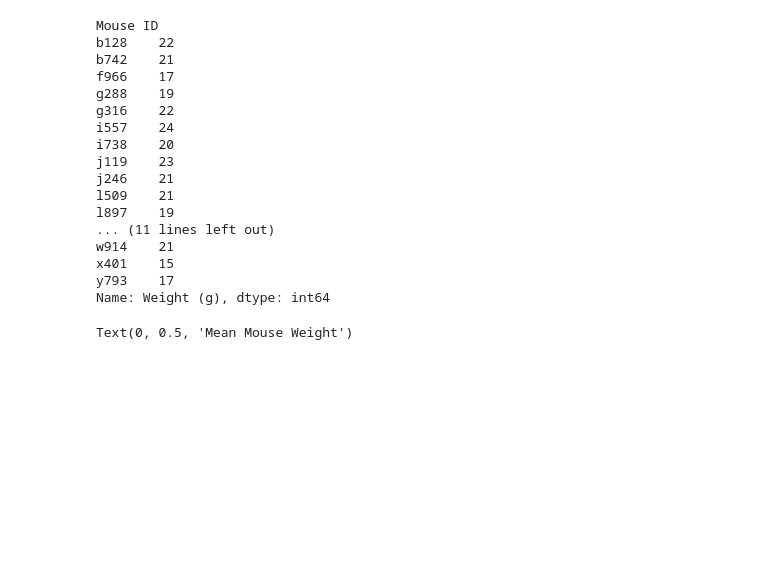
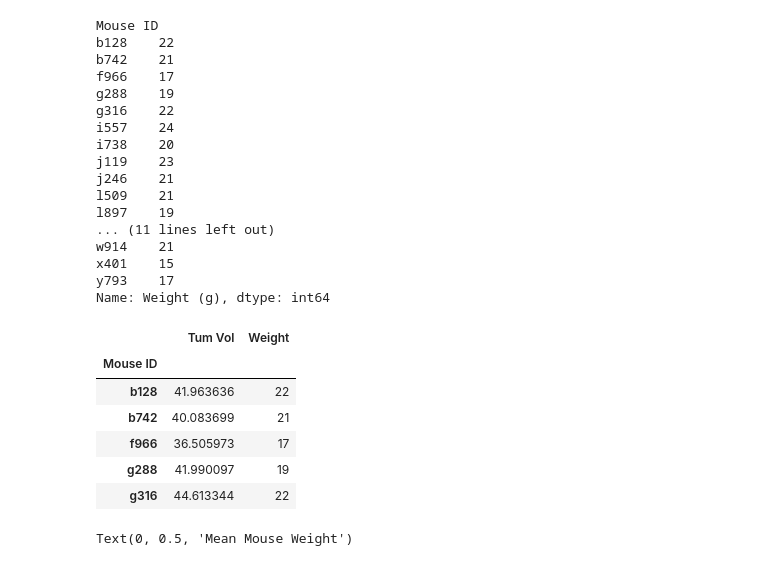
Before and after one commit to ahowellgates/Matplotlib-Challenge, a Jupyter notebook: matplotlib_gates.ipynb, the cells around one changed output. Cells and saved outputs as stored; diff of their text form; code cells hidden in the pictures; blank space fills up the shorter version.

```diff
--- a/matplotlib_gates.ipynb
+++ b/matplotlib_gates.ipynb
@@ -616,6 +616,21 @@ w914    21
 x401    15
 y793    17
 Name: Weight (g), dtype: int64
+# %%
+#merge the two
+
+mouse_merge = pd.merge(mean_capo, weight_capo, on="Mouse ID")
+mouse_merge.columns = ['Tum Vol', 'Weight']
+
+mouse_merge.head()
+# %% [output]
+|  | Tum Vol | Weight |
+| Mouse ID |  |  |
+| b128 | 41.963636 | 22 |
+| b742 | 40.083699 | 21 |
+| f966 | 36.505973 | 17 |
+| g288 | 41.990097 | 19 |
+| g316 | 44.613344 | 22 |
 # %%
 plt.scatter(mean_capo, weight_capo, marker="o", facecolors="red", edgecolors="black")
 plt.title("Average Mouse Weight/Tumor Volume")
```
Also changed, not shown: parts of 1 cell of this notebook.
